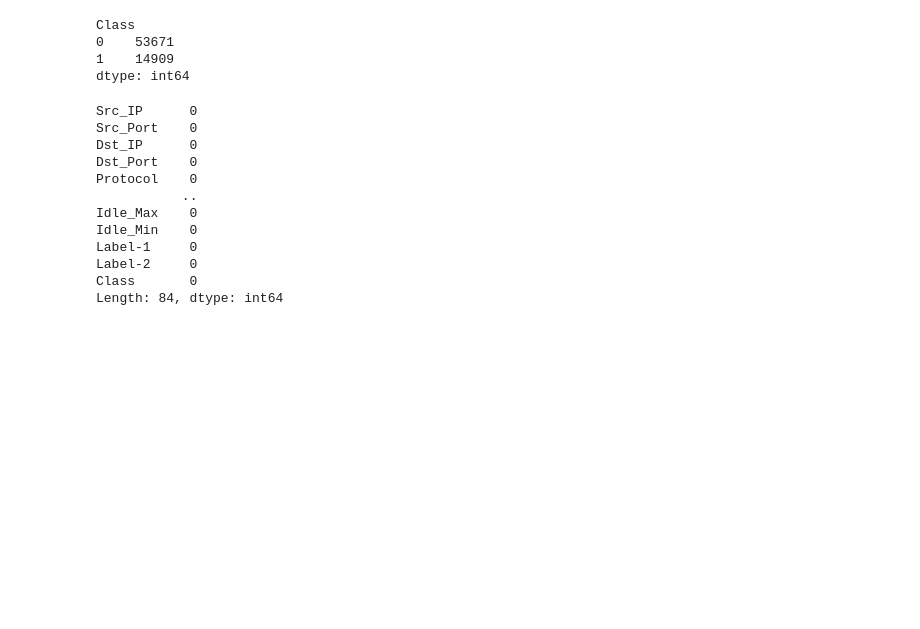
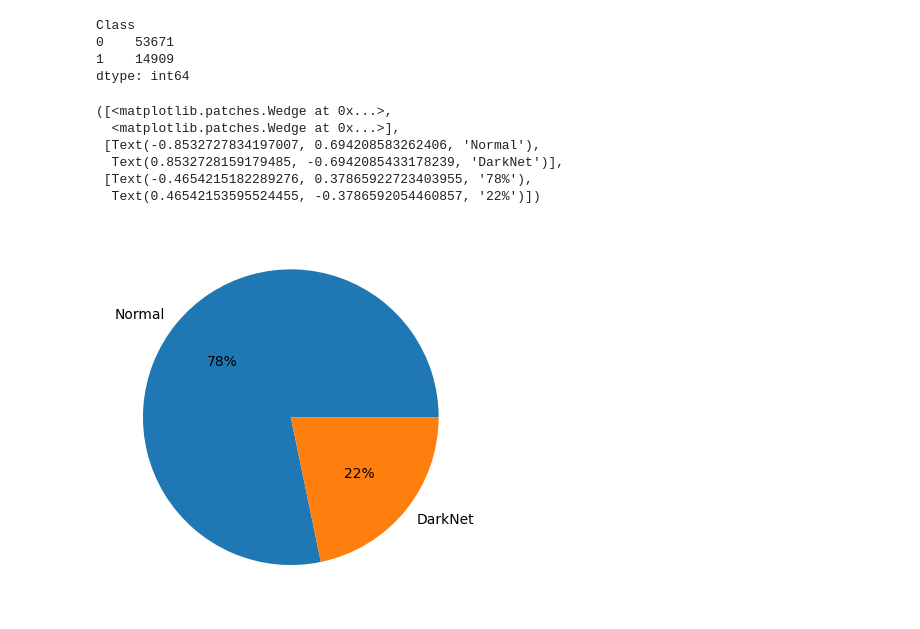
Before and after one commit to fpsomad/fpsomad, a Jupyter notebook: Darknet.ipynb, the cells around one changed output. Drawn from its saved outputs; the diff is of its cells as text; code cells hidden in the pictures; blank space fills up the shorter version.

```diff
--- a/Darknet.ipynb
+++ b/Darknet.ipynb
@@ -64,20 +80,18 @@ Class
 0    53671
 1    14909
 dtype: int64
-# %%
-# έλεγχος του συνόλου δεδομένων για κενές ή ελλείπουσες τιμές
-data.isnull().sum()
-# %% [output]
-Src_IP      0
-Src_Port    0
-Dst_IP      0
-Dst_Port    0
-Protocol    0
-           ..
-Idle_Max    0
-Idle_Min    0
-Label-1     0
-Label-2     0
-Class       0
-Length: 84, dtype: int64
+# %%
+#γραφική απεικόνιση δεδομένων με βάση το άν η κίνηση είναι κανονική ή προέρχεται από το σκοτεινό διαδίκτυο.
+
+type_classify=['Normal', 'DarkNet']
+count_classify=[53671,14909]
+plt.pie(count_classify, labels=type_classify, autopct='%0.f%%')
+# %% [output]
+([<matplotlib.patches.Wedge at 0x...>,
+  <matplotlib.patches.Wedge at 0x...>],
+ [Text(-0.8532727834197007, 0.694208583262406, 'Normal'),
+  Text(0.8532728159179485, -0.6942085433178239, 'DarkNet')],
+ [Text(-0.4654215182289276, 0.37865922723403955, '78%'),
+  Text(0.46542153595524455, -0.3786592054460857, '22%')])
+[figure, added]
 # %%
```
Also changed, not shown: parts of 10 cells of this notebook.
